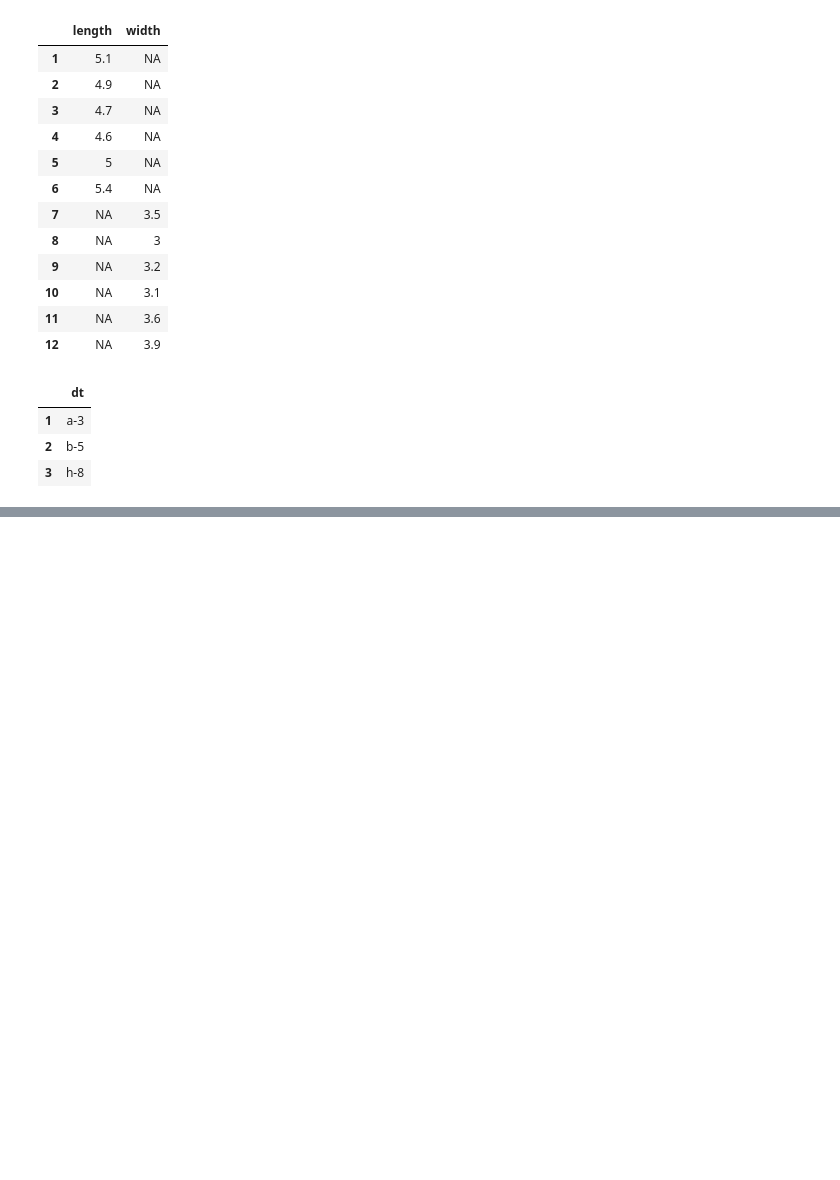
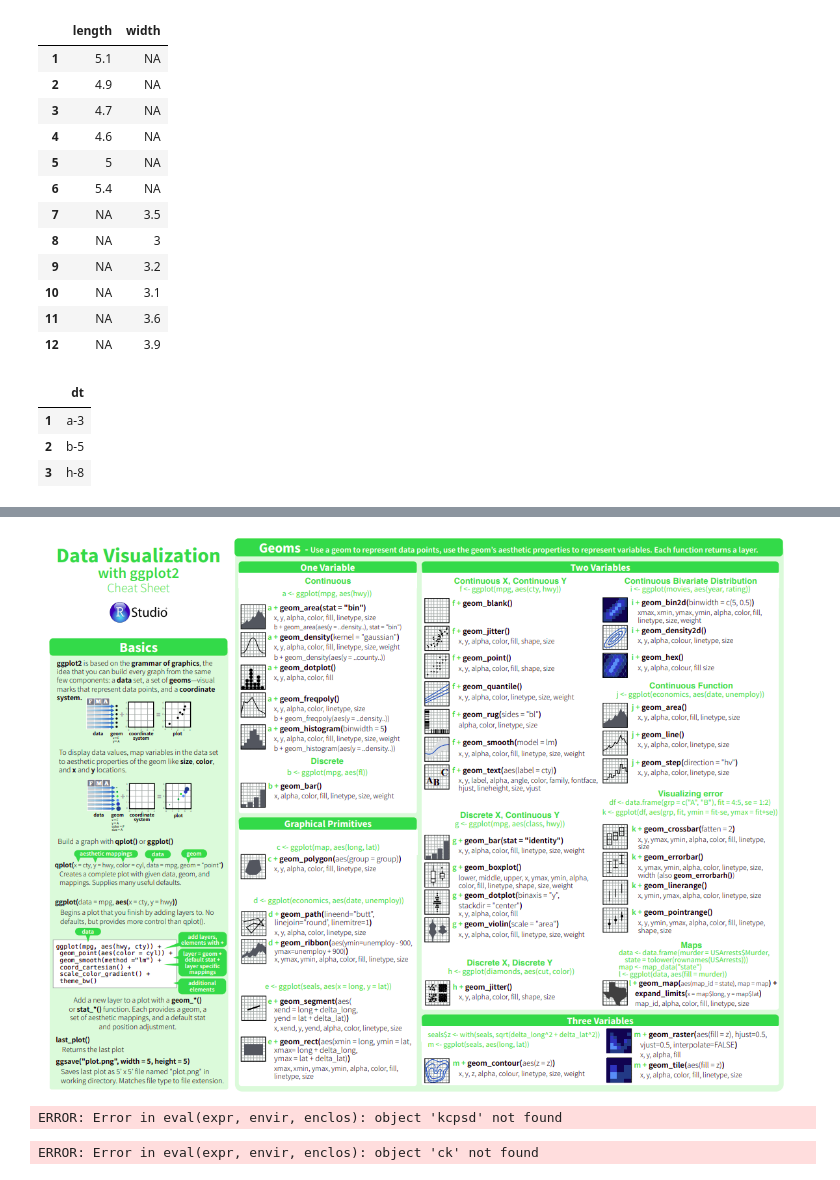
Before and after one commit to swainasish/learn, a Jupyter notebook: R_basic_udemy.ipynb, the cells around one changed output, grey strips where cells are left out. Drawn from its saved outputs; the diff is of its cells as text; code cells hidden in the pictures; blank space fills up the shorter version.

```diff
--- a/R_basic_udemy.ipynb
+++ b/R_basic_udemy.ipynb
@@ -411,0 +429,11 @@ library(dplyr) df <- data.frame(x = c(NA, "a.b", "a.d", "b.c")) df %>% separate(
+# %%
+library('IRdisplay')
+display_png(file='/home/minato/Pictures/ggplot_cheat.png')
+# %% [output]
+[figure, added]
+# %%
+!kcpsd
+ck
+# %% [output]
+ERROR: Error in eval(expr, envir, enclos): object 'kcpsd' not found
+ERROR: Error in eval(expr, envir, enclos): object 'ck' not found
```
Also changed, not shown: parts of 6 cells of this notebook.
